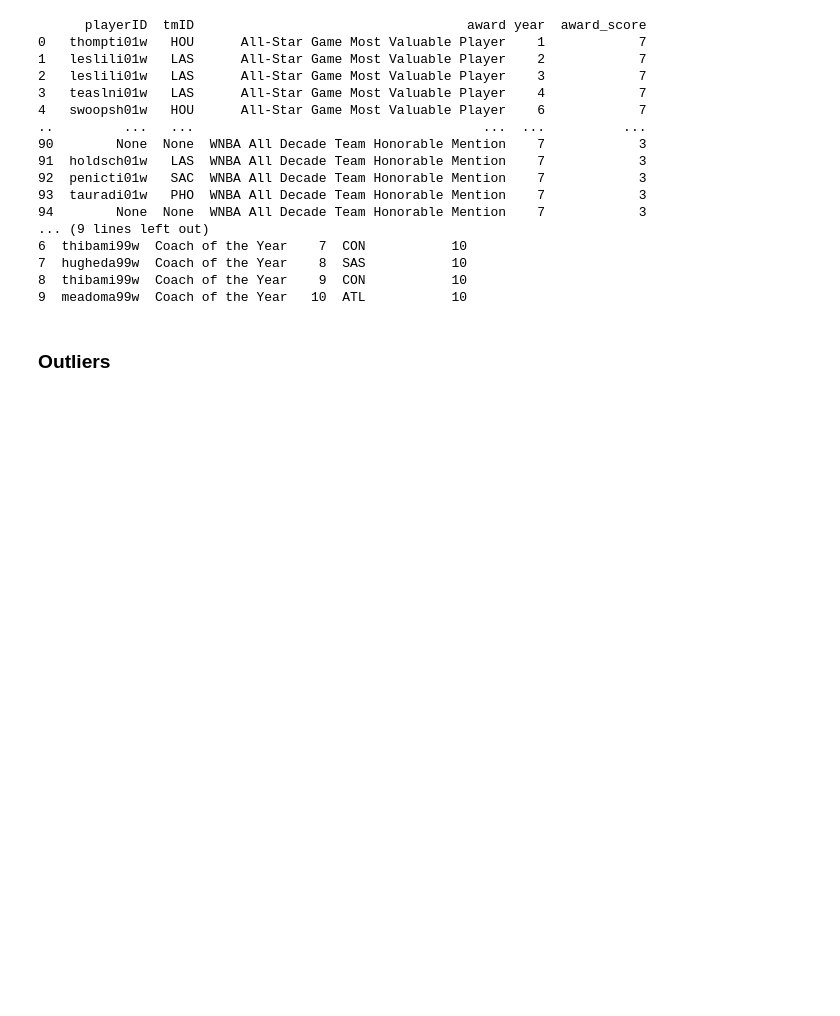
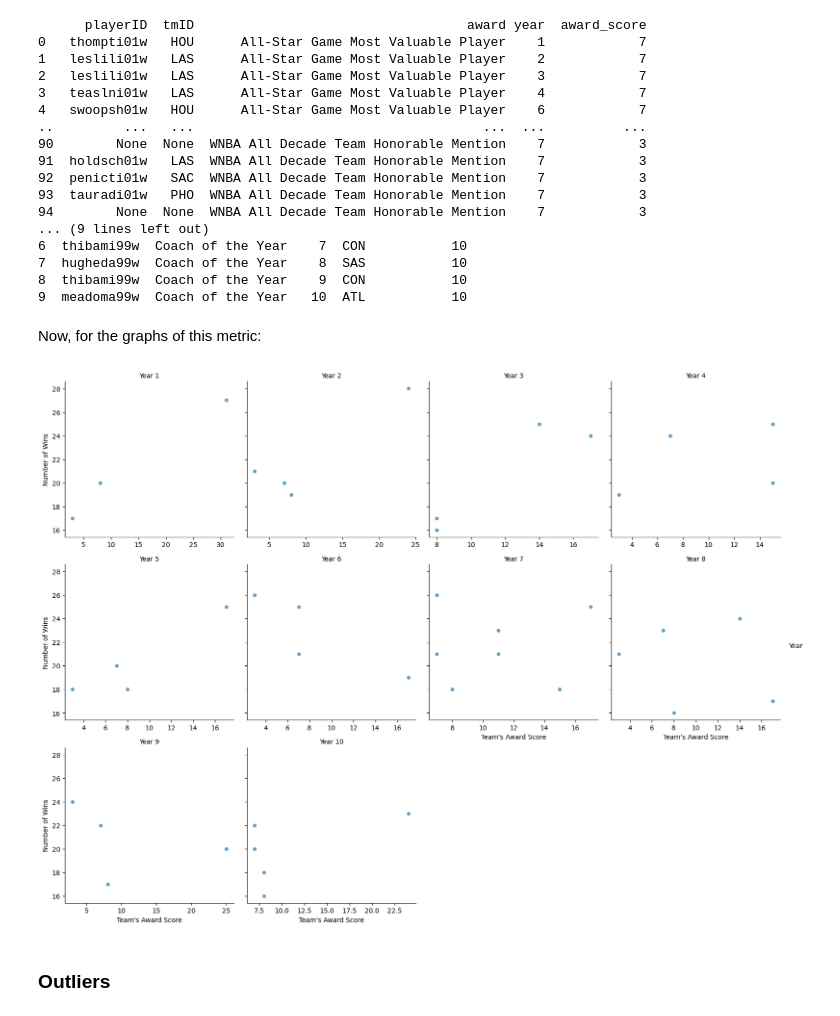
Before and after one commit to toni-santos/ac-2023, a Jupyter notebook: main.ipynb, the cells around one changed output. Saved outputs shown, nothing was run; the diff lists cells and outputs as text; code cells hidden in the pictures; blank space fills up the shorter version.

Commit message:
add yearly award score vs games won plots

```diff
--- a/main.ipynb
+++ b/main.ipynb
@@ -245,3 +245,5 @@ print(cc_aw)
 7  hugheda99w  Coach of the Year    8  SAS           10
 8  thibami99w  Coach of the Year    9  CON           10
 9  meadoma99w  Coach of the Year   10  ATL           10
+# %% [markdown]
+Now, for the graphs of this metric:
@@ -248,3 +255,24 @@ print(cc_aw)
+# %%
+team_award_scores = pl_aw.groupby(['tmID', 'year'])['award_score'].sum().reset_index()
+
+# Merge team award scores with team wins
+merged_team_data = pd.merge(team_award_scores, tm_psa[['tmID', 'year', 'won']], on=['tmID', 'year'], how='left')
+merged_team_data['year'] = pd.to_numeric(merged_team_data['year'])
+merged_team_data.sort_values(by='year', inplace=True)
+
+merged_team_data['award_score'] = pd.to_numeric(merged_team_data['award_score'])
+merged_team_data['won'] = pd.to_numeric(merged_team_data['won'])
+
+# Create a scatter plot with regression line for each year
+g = sns.FacetGrid(merged_team_data, col="year", col_wrap=4, height=4, sharex=False)
+g.map(sns.scatterplot, 'award_score', 'won', alpha=0.7)
+#g.map(sns.regplot, 'award_score', 'won', scatter=False, color='red')  # Add regression line
+g.set_axis_labels("Team's Award Score", "Number of Wins")
+g.set_titles("Year {col_name}")
+g.add_legend(title='Year')
+plt.show()
+# %% [output]
+[figure, added]
 # %% [markdown]
 ### Outliers
 # %% [markdown]
```
Also changed, not shown: parts of 9 cells of this notebook.
